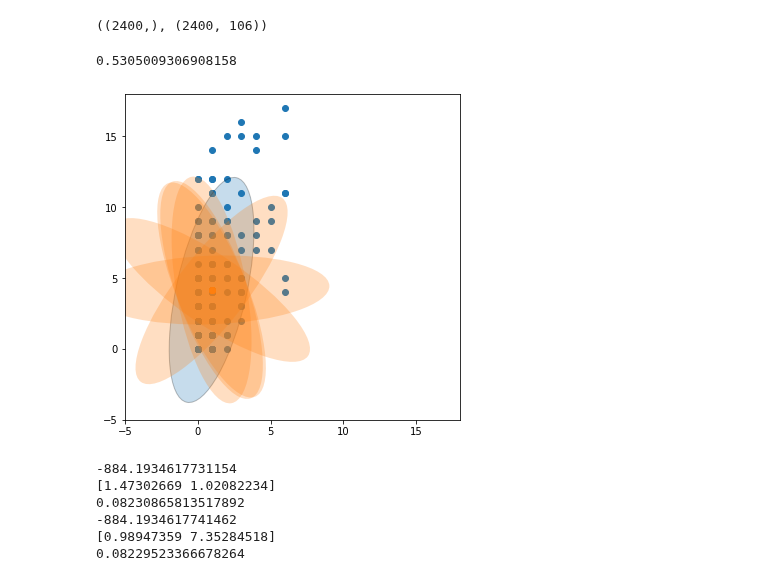
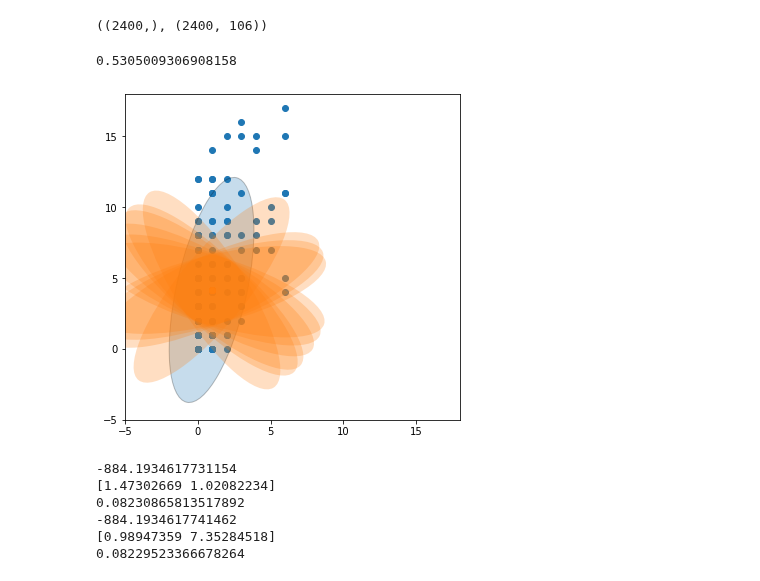
Before and after one commit to BouchardLab/noise_correlations, a Jupyter notebook: notebooks/factor_analysis.ipynb, the cells around one changed output. Drawn from its saved outputs; the diff is of its cells as text; code cells hidden in the pictures.

```diff
--- a/notebooks/factor_analysis.ipynb
+++ b/notebooks/factor_analysis.ipynb
@@ -31,25 +33,25 @@ X.shape, Y.shape
 # %%
 ni = 0
 nj = 1
 s = np.unique(X)[0]
 idxs = np.equal(X, s)
 Yi = Y[idxs][:, [ni, nj]]
 print(np.corrcoef(Yi.T)[0, 1])
 
 fig, ax = plt.subplots(1, figsize=(6, 6))
 ax.scatter(*Yi.T)
 maxv = Yi.max()
 ax.set_xlim(-5, maxv+1)
 ax.set_ylim(-5, maxv+1)
 mean = Yi.mean(axis=0)
 cov = np.cov(Yi.T)
 plot_ellipse(mean, cov, ax, ec='k')
-for ii in range(6):
+for ii in range(10):
     R = sog(2).rvs()
     plot_ellipse(mean, R@cov@R.T, ax, c='C1', alpha=.05)
 # %% [output]
 0.5305009306908158
-[figure, old version]
+[figure, new version]
 # %%
 model = FA(n_components=1, tol=1e-8, svd_method='lapack')
 model.fit(Yi)
```
Also changed, not shown: parts of 17 cells of this notebook, 2 other files.
